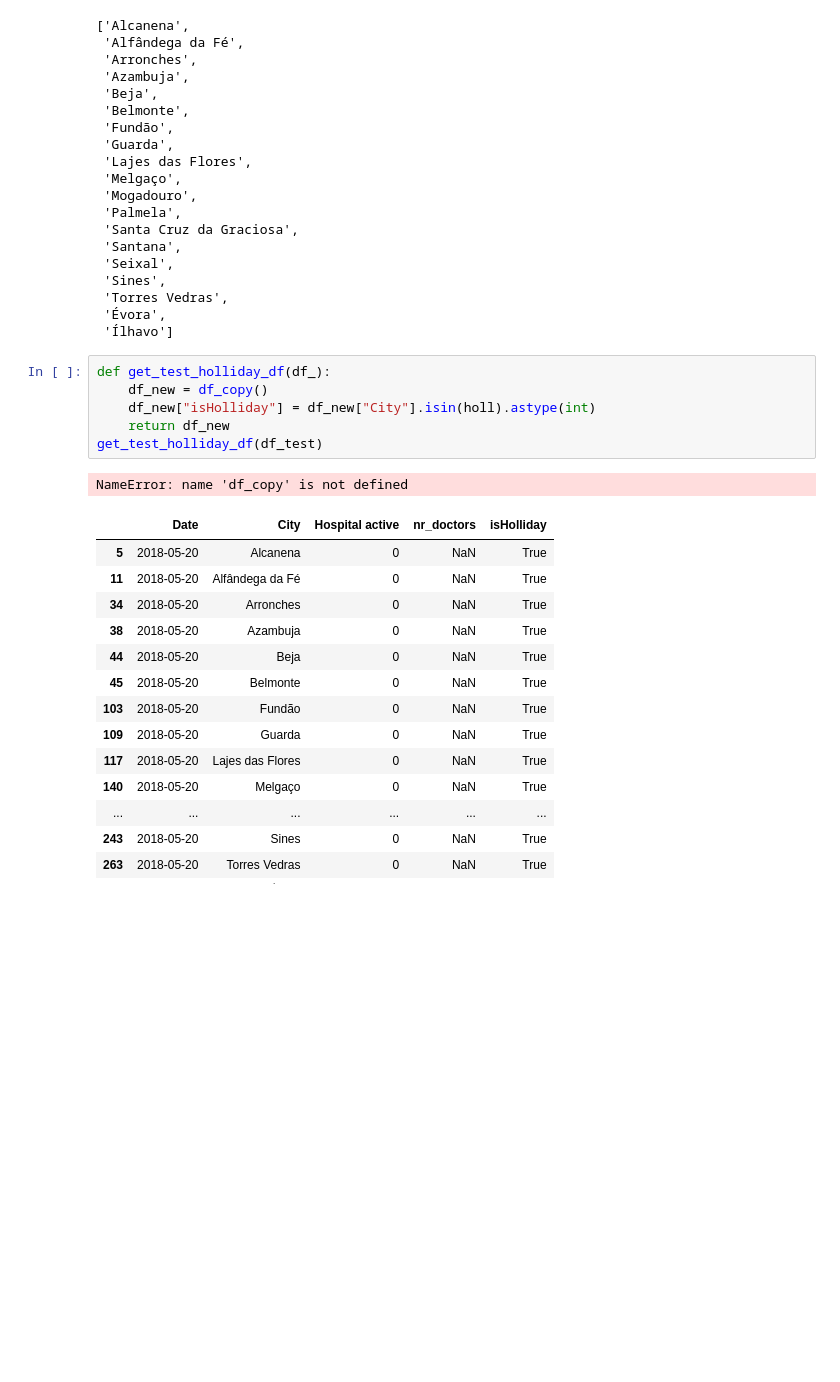
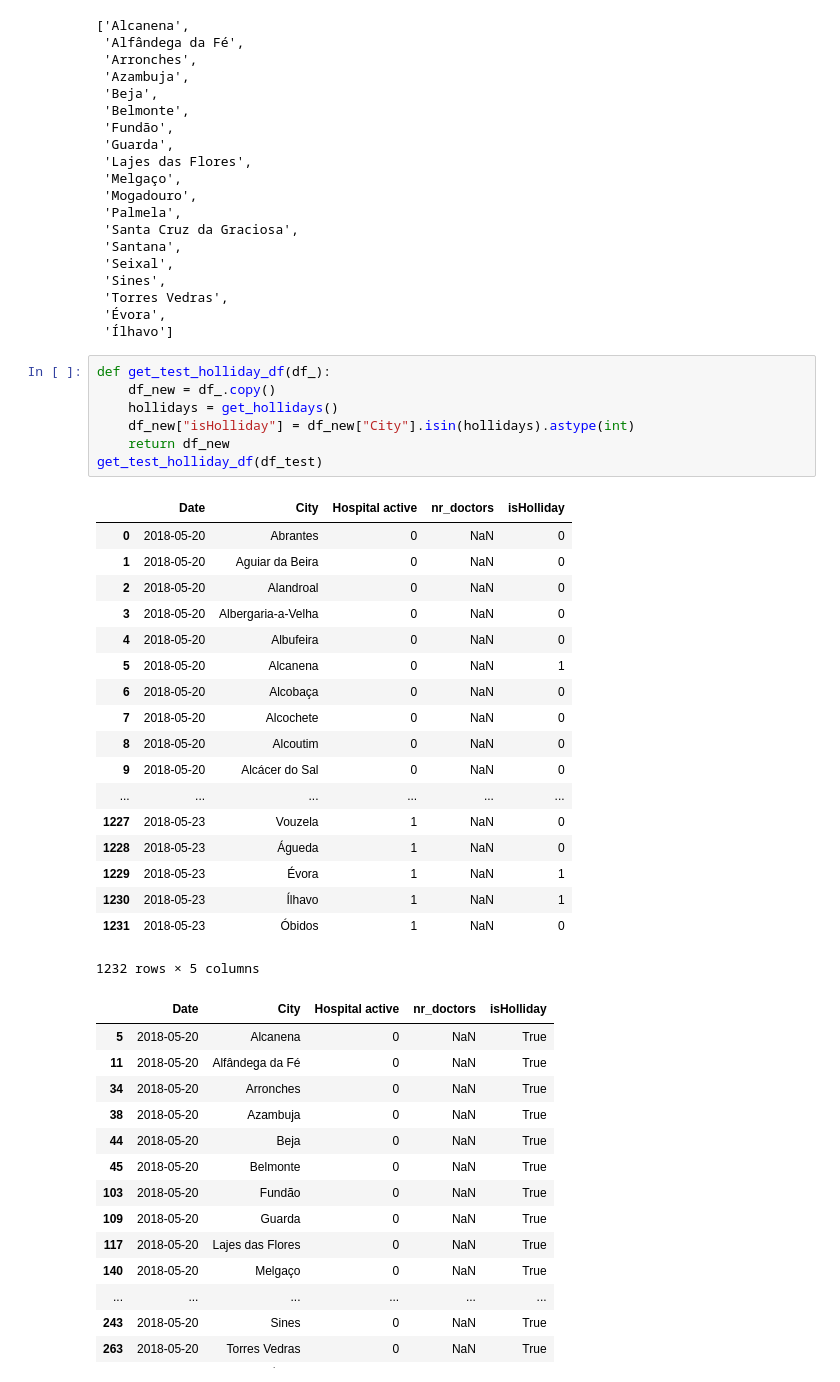
Before and after one commit to ruimgf/ldssa-hackathon-2, a Jupyter notebook: H2-pticao.ipynb, the cells around one changed output. Saved outputs shown, nothing was run; the diff lists cells and outputs as text; blank space fills up the shorter version.

```diff
--- a/H2-pticao.ipynb
+++ b/H2-pticao.ipynb
@@ -228,12 +228,30 @@ holl
  'Ílhavo']
 # %%
 def get_test_holliday_df(df_):
-    df_new = df_copy()
-    df_new["isHolliday"] = df_new["City"].isin(holl).astype(int)
+    df_new = df_.copy()
+    hollidays = get_hollidays()
+    df_new["isHolliday"] = df_new["City"].isin(hollidays).astype(int)
     return df_new
 get_test_holliday_df(df_test)
 # %% [output]
+|  | Date | City | Hospital active | nr_doctors | isHolliday |
+| 0 | 2018-05-20 | Abrantes | 0 | NaN | 0 |
+| 1 | 2018-05-20 | Aguiar da Beira | 0 | NaN | 0 |
+| 2 | 2018-05-20 | Alandroal | 0 | NaN | 0 |
+| 3 | 2018-05-20 | Albergaria-a-Velha | 0 | NaN | 0 |
+| 4 | 2018-05-20 | Albufeira | 0 | NaN | 0 |
+| 5 | 2018-05-20 | Alcanena | 0 | NaN | 1 |
+| 6 | 2018-05-20 | Alcobaça | 0 | NaN | 0 |
+| 7 | 2018-05-20 | Alcochete | 0 | NaN | 0 |
+| 8 | 2018-05-20 | Alcoutim | 0 | NaN | 0 |
+| 9 | 2018-05-20 | Alcácer do Sal | 0 | NaN | 0 |
+| ... | ... | ... | ... | ... | ... |
+| 1227 | 2018-05-23 | Vouzela | 1 | NaN | 0 |
+| 1228 | 2018-05-23 | Águeda | 1 | NaN | 0 |
+| 1229 | 2018-05-23 | Évora | 1 | NaN | 1 |
+| 1230 | 2018-05-23 | Ílhavo | 1 | NaN | 1 |
+| 1231 | 2018-05-23 | Óbidos | 1 | NaN | 0 |
-NameError: name 'df_copy' is not defined
+1232 rows × 5 columns
 # %%
 # %% [output]
 |  | Date | City | Hospital active | nr_doctors | isHolliday |
```
